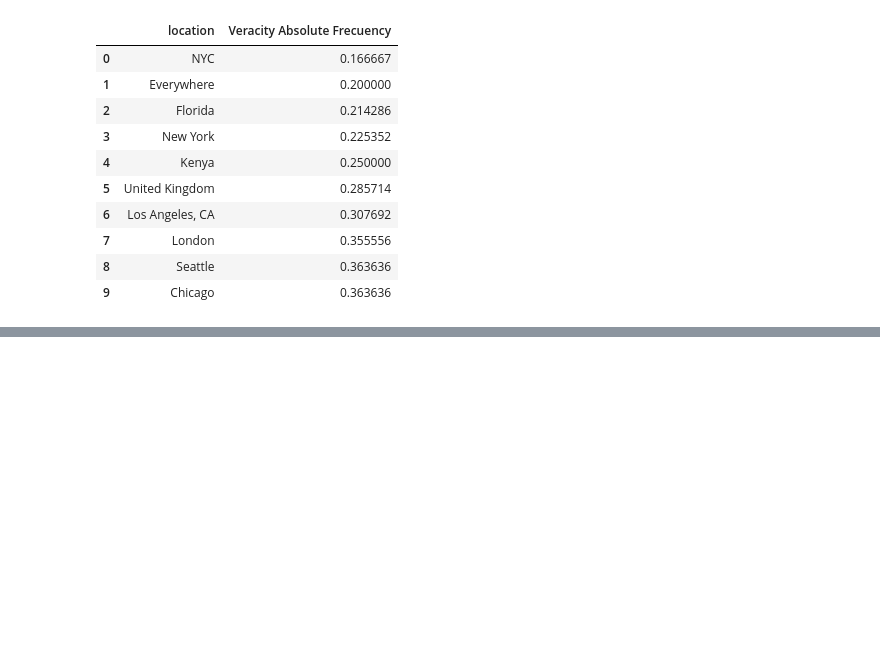
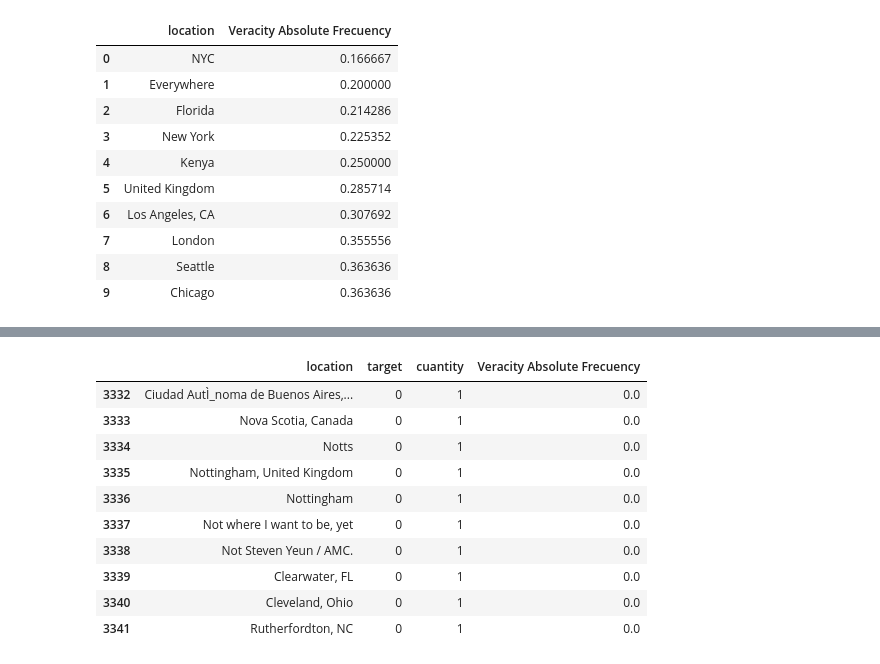
Before and after one commit to RiedelNicolas/TP1-Organizacion-de-Datos, a Jupyter notebook: Hugo.ipynb, the cells around one changed output, grey strips where cells are left out. Saved outputs shown, nothing was run; the diff lists cells and outputs as text; code cells hidden in the pictures; blank space fills up the shorter version.

```diff
--- a/Hugo.ipynb
+++ b/Hugo.ipynb
@@ -199,0 +199,14 @@ Text(0, 0.5, 'Locacion del Tweet')
+# %%
+tweets_by_loc.tail(10)
+# %% [output]
+|  | location | target | cuantity | Veracity Absolute Frecuency |
+| 3332 | Ciudad AutÌ_noma de Buenos Aires,... | 0 | 1 | 0.0 |
+| 3333 | Nova Scotia, Canada | 0 | 1 | 0.0 |
+| 3334 | Notts | 0 | 1 | 0.0 |
+| 3335 | Nottingham, United Kingdom | 0 | 1 | 0.0 |
+| 3336 | Nottingham | 0 | 1 | 0.0 |
+| 3337 | Not where I want to be, yet | 0 | 1 | 0.0 |
+| 3338 | Not Steven Yeun / AMC. | 0 | 1 | 0.0 |
+| 3339 | Clearwater, FL | 0 | 1 | 0.0 |
+| 3340 | Cleveland, Ohio | 0 | 1 | 0.0 |
+| 3341 | Rutherfordton, NC | 0 | 1 | 0.0 |
```
Also changed, not shown: parts of 8 cells of this notebook.
